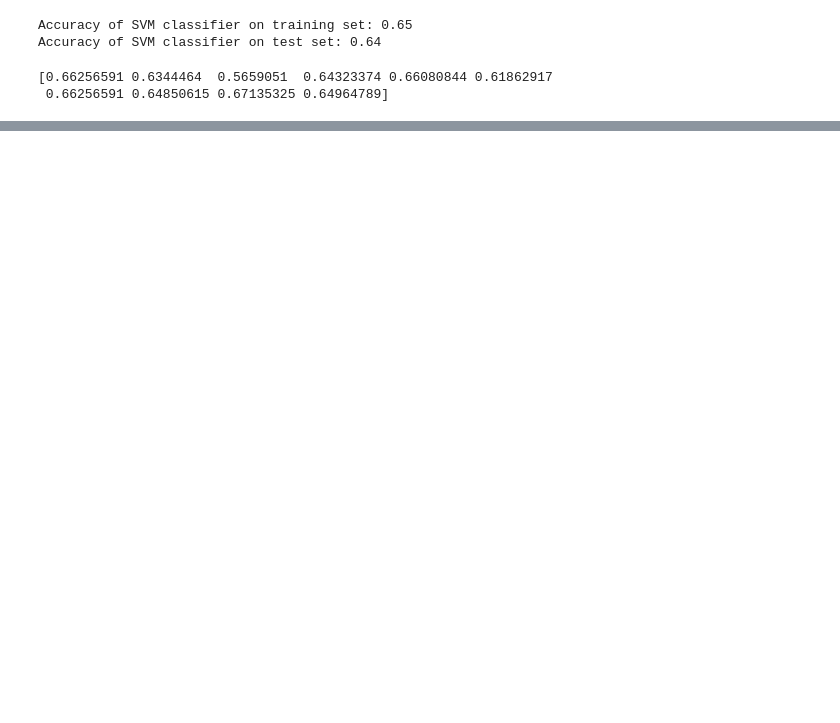
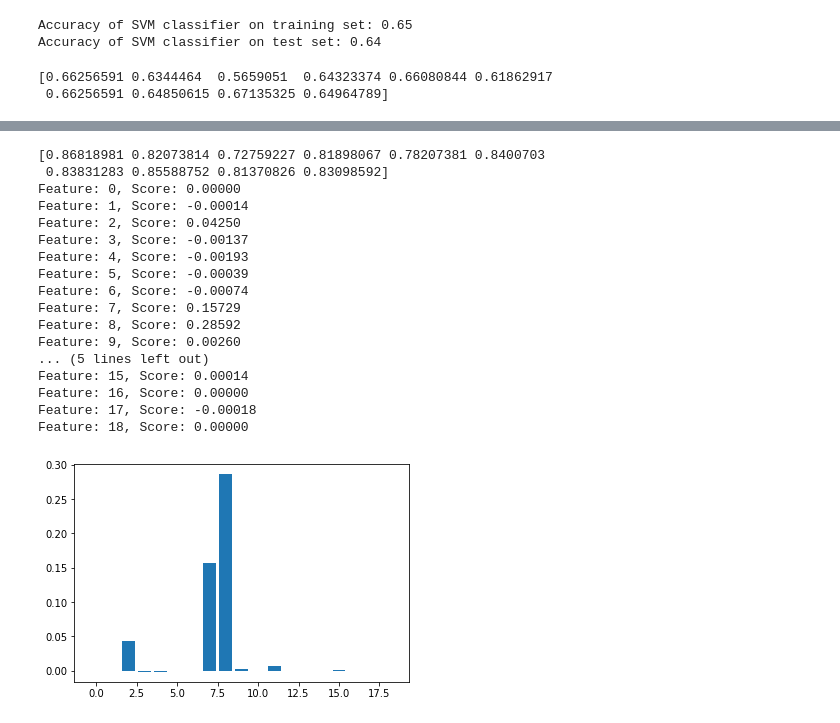
Before and after one commit to binglesley/Project-90106-G28, a Jupyter notebook: Pre-processing Bing.ipynb, the cells around one changed output, grey strips where cells are left out. Saved outputs shown, nothing was run; the diff lists cells and outputs as text; code cells hidden in the pictures; blank space fills up the shorter version.

```diff
--- a/Pre-processing Bing.ipynb
+++ b/Pre-processing Bing.ipynb
@@ -299,0 +373,44 @@ print(scores)
+# %%
+
+from sklearn.neighbors import KNeighborsClassifier
+from sklearn.inspection import permutation_importance
+from matplotlib import pyplot
+# define dataset
+
+# define the model
+model = KNeighborsClassifier()
+# fit the model
+model.fit(X, y)
+
+scores = cross_val_score(estimator=model, X=X, y=y, cv=10, n_jobs=4)
+print(scores)
+
+# perform permutation importance
+results = permutation_importance(model, X, y, scoring='accuracy')
+# get importance
+importance = results.importances_mean
+# summarize feature importance
+for i,v in enumerate(importance):
+    print('Feature: %0d, Score: %.5f' % (i,v))
+# plot feature importance
+pyplot.bar([x for x in range(len(importance))], importance)
+pyplot.show()
+# %% [output]
+[0.86818981 0.82073814 0.72759227 0.81898067 0.78207381 0.8400703
+ 0.83831283 0.85588752 0.81370826 0.83098592]
+Feature: 0, Score: 0.00000
+Feature: 1, Score: -0.00014
+Feature: 2, Score: 0.04250
+Feature: 3, Score: -0.00137
+Feature: 4, Score: -0.00193
+Feature: 5, Score: -0.00039
+Feature: 6, Score: -0.00074
+Feature: 7, Score: 0.15729
+Feature: 8, Score: 0.28592
+Feature: 9, Score: 0.00260
+... (5 lines left out)
+Feature: 15, Score: 0.00014
+Feature: 16, Score: 0.00000
+Feature: 17, Score: -0.00018
+Feature: 18, Score: 0.00000
+[figure, added]
```
Also changed, not shown: parts of 17 cells of this notebook, 2 other files.
